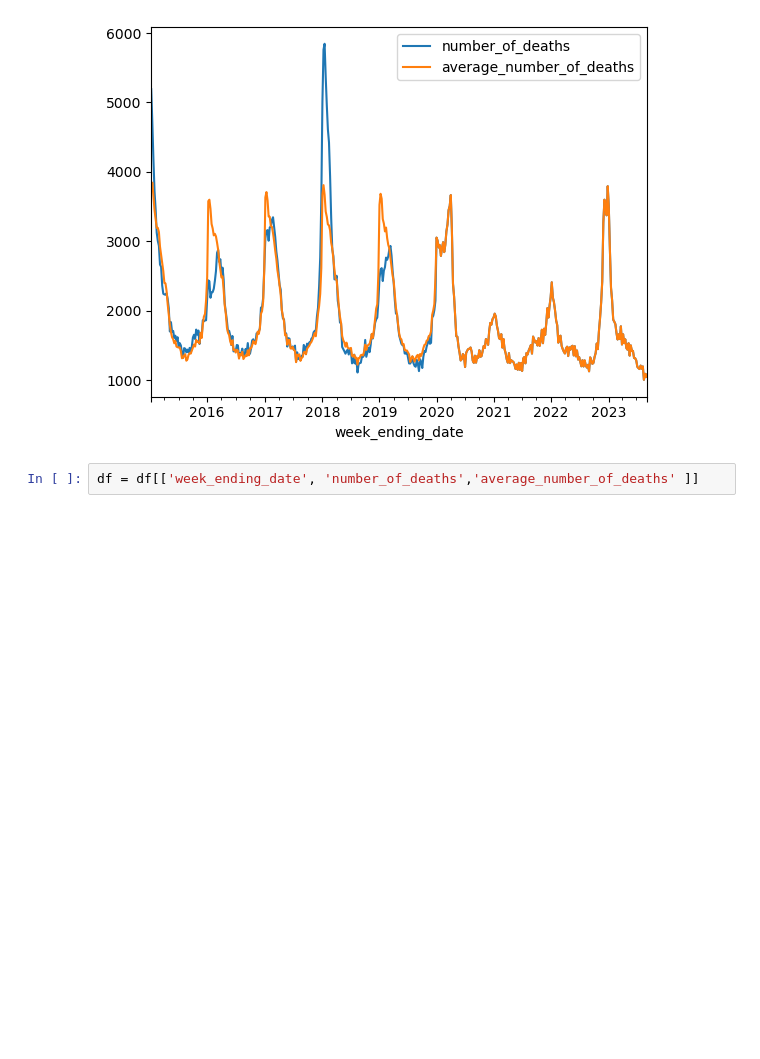
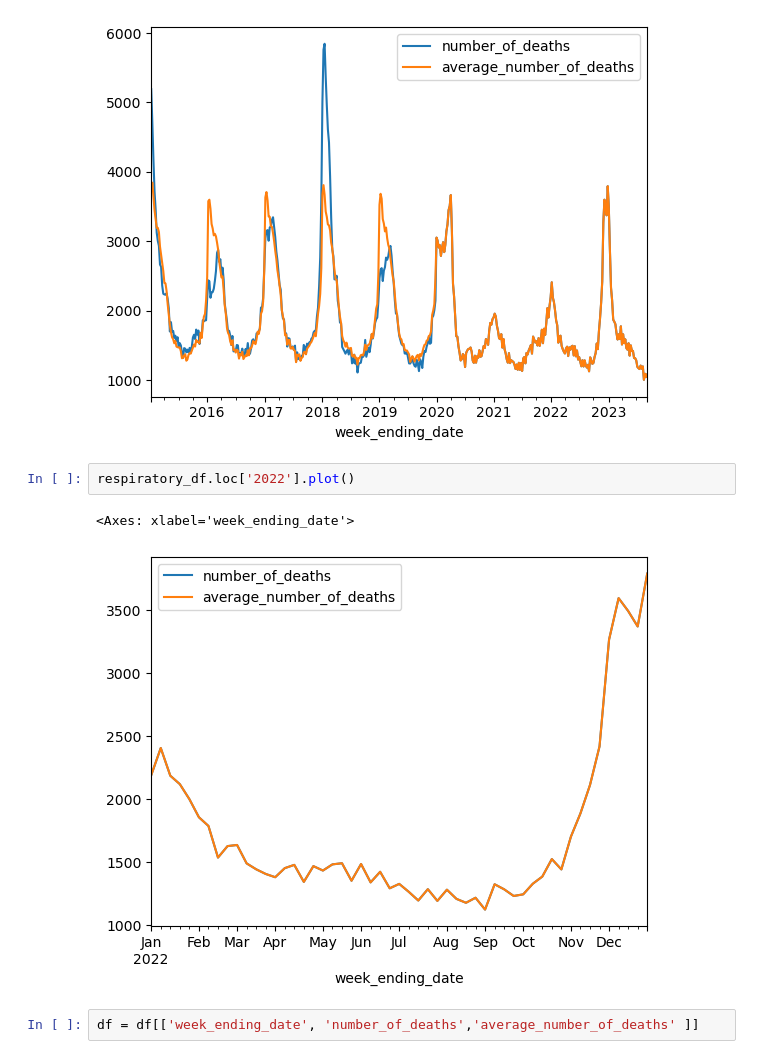
Before and after one commit to Birdfeathers/Project1--Healthcare_Devices, a Jupyter notebook: death_counts.ipynb, the cells around one changed output. Cells and saved outputs as stored; diff of their text form; blank space fills up the shorter version.

```diff
--- a/death_counts.ipynb
+++ b/death_counts.ipynb
@@ -135,6 +137,11 @@ respiratory_df.plot()
 # %% [output]
 <Axes: xlabel='week_ending_date'>
 [figure]
+# %%
+respiratory_df.loc['2022'].plot()
+# %% [output]
+<Axes: xlabel='week_ending_date'>
+[figure, added]
 # %%
 df = df[['week_ending_date', 'number_of_deaths','average_number_of_deaths' ]]
 # %%
```
Also changed, not shown: parts of 15 cells of this notebook.
